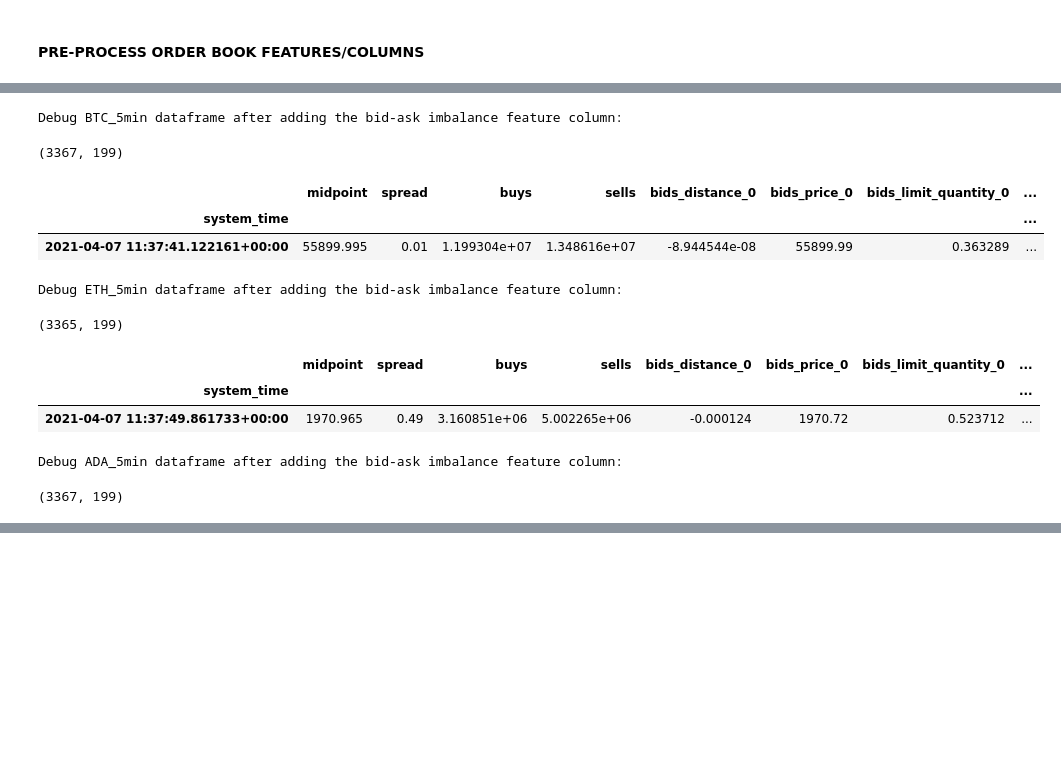
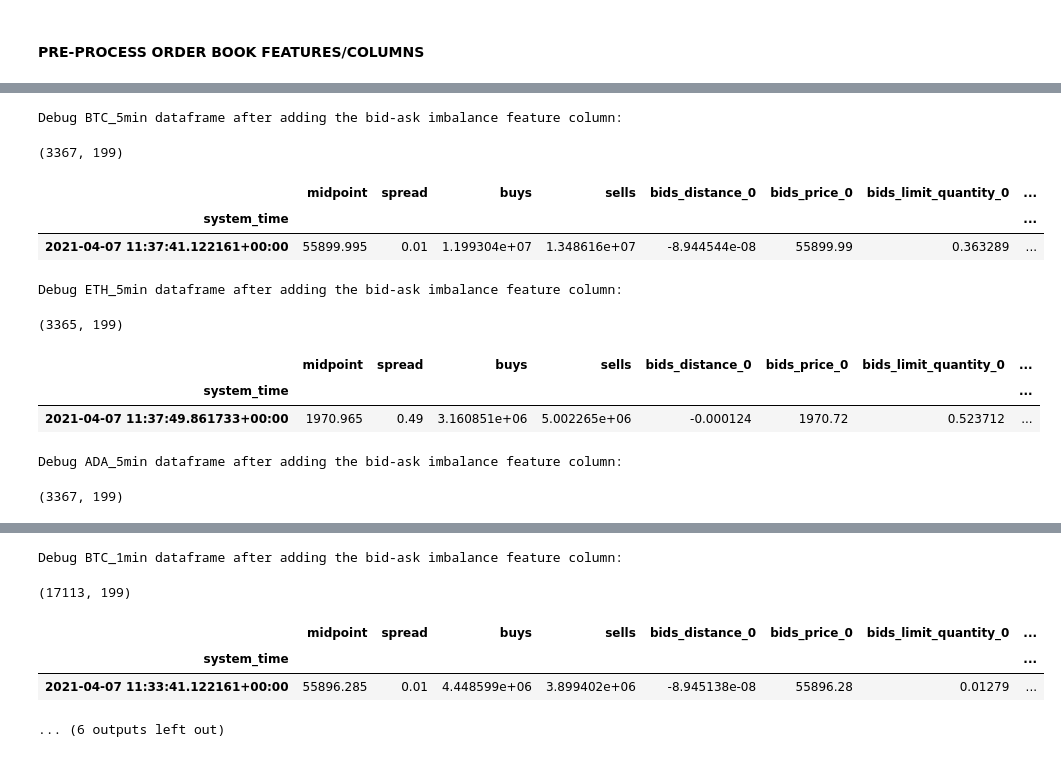
Before and after one commit to lisetlopez/OB_Oracle, a Jupyter notebook: crypto_orderbook_process.ipynb, the cells around one changed output, grey strips where cells are left out. Cells and saved outputs as stored; diff of their text form; code cells hidden in the pictures; blank space fills up the shorter version.

Commit message:
Update crypto order book processing and visualization files

```diff
--- a/crypto_orderbook_process.ipynb
+++ b/crypto_orderbook_process.ipynb
@@ -55,7 +56,7 @@ INCLUDE_ADA = True
 
 # Select the orderbook timeframe's interested in
 INCLUDE_5MIN_DATA = True
-INCLUDE_1MIN_DATA = False
+INCLUDE_1MIN_DATA = True
 INCLUDE_1SEC_DATA = False
 
 # Optional removing of feature/columns from provided crypto order book
@@ -594,30 +652,48 @@ if (ADD_BID_ASK_IMBALANCE):
                 imbalance_level_str = "bids_asks_imbalance" + notional_str + "notional" + "_" + str(level_num)
 
                 # bid-ask imbalance = bid notional / (bid notional + ask notional)
                 bid_ask_imbalance = crypto_ob_df_dict[crypto_ob_key][bid_notional_level_str] / (crypto_ob_df_dict[crypto_ob_key][bid_notional_level_str] + crypto_ob_df_dict[crypto_ob_key][ask_notional_level_str])
+                #a = bid_ask_imbalance.isnull().sum()
+                # Replace any imbalance which resulted in Nan (due to divide by 0) with 0
+                bid_ask_imbalance.fillna(0, inplace=True)
+                #b = bid_ask_imbalance.isnull().sum()
+                #if (a > 0):
+                #    print(f"{a}, {b}")
+                #if (bid_ask_imbalance.isnull().sum() > 0):
+                #    print(f"{crypto_ob_key}, {bid_notional_level_str}")
+                #    display(bid_ask_imbalance)
 
                 # Want to insert the quantity column at a specific level right after the ask notional column for easy viewing
                 notional_column_index = crypto_ob_df_dict[crypto_ob_key].columns.get_loc(ask_notional_level_str)
                 crypto_ob_df_dict[crypto_ob_key].insert(notional_column_index+1, imbalance_level_str, bid_ask_imbalance)
                 #print(f"{bid_notional_level_str}, {ask_notional_level_str}, {imbalance_level_str}")
 
+        # Replace any imbalance which resulted in Nan (due to divide by 0) with 0
+        crypto_ob_df_dict[crypto_ob_key].replace(np.nan, 0.0)
+
         if (TURN_ON_PRINT_DEBUG):
             print(f"\nDebug {crypto_ob_key} dataframe after adding the bid-ask imbalance feature column:")
             display(crypto_ob_df_dict[crypto_ob_key].shape)
             display(crypto_ob_df_dict[crypto_ob_key].head(n=1))
 # %% [output]
 Debug BTC_5min dataframe after adding the bid-ask imbalance feature column:
 (3367, 199)
 |  | midpoint | spread | buys | sells | bids_distance_0 | bids_price_0 | bids_limit_quantity_0 | ... |
 | system_time |  |  |  |  |  |  |  | ... |
 | 2021-04-07 11:37:41.122161+00:00 | 55899.995 | 0.01 | 1.199304e+07 | 1.348616e+07 | -8.944544e-08 | 55899.99 | 0.363289 | ... |
 Debug ETH_5min dataframe after adding the bid-ask imbalance feature column:
 (3365, 199)
 |  | midpoint | spread | buys | sells | bids_distance_0 | bids_price_0 | bids_limit_quantity_0 | ... |
 | system_time |  |  |  |  |  |  |  | ... |
 | 2021-04-07 11:37:49.861733+00:00 | 1970.965 | 0.49 | 3.160851e+06 | 5.002265e+06 | -0.000124 | 1970.72 | 0.523712 | ... |
 Debug ADA_5min dataframe after adding the bid-ask imbalance feature column:
 (3367, 199)
 |  | midpoint | spread | buys | sells | bids_distance_0 | bids_price_0 | bids_limit_quantity_0 | ... |
 | system_time |  |  |  |  |  |  |  | ... |
 | 2021-04-07 11:37:59.055697+00:00 | 1.17255 | 0.0009 | 330639.048591 | 500585.424671 | -0.000384 | 1.1721 | 2099.999925 | ... |
+Debug BTC_1min dataframe after adding the bid-ask imbalance feature column:
+(17113, 199)
+|  | midpoint | spread | buys | sells | bids_distance_0 | bids_price_0 | bids_limit_quantity_0 | ... |
+| system_time |  |  |  |  |  |  |  | ... |
+| 2021-04-07 11:33:41.122161+00:00 | 55896.285 | 0.01 | 4.448599e+06 | 3.899402e+06 | -8.945138e-08 | 55896.28 | 0.01279 | ... |
+... (6 outputs left out)
```
Also changed, not shown: parts of 12 cells of this notebook.
